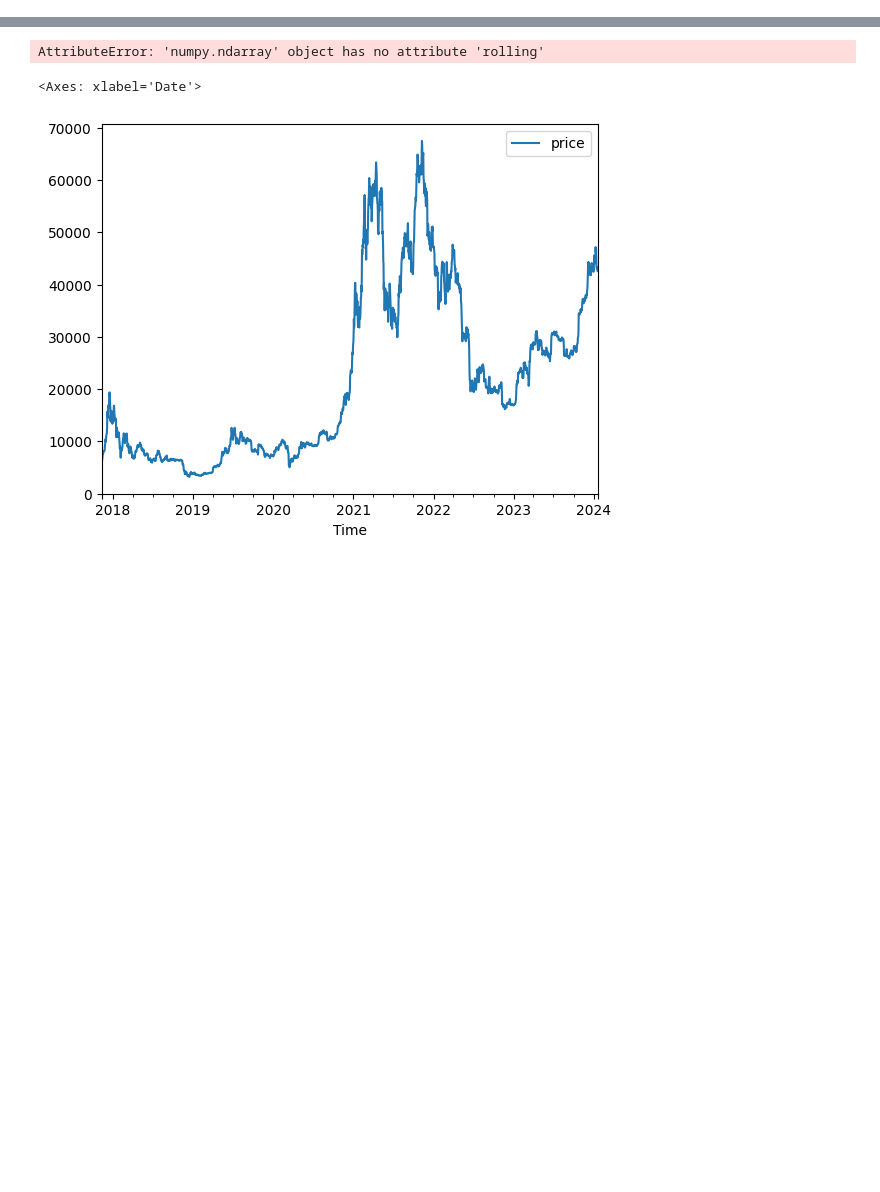
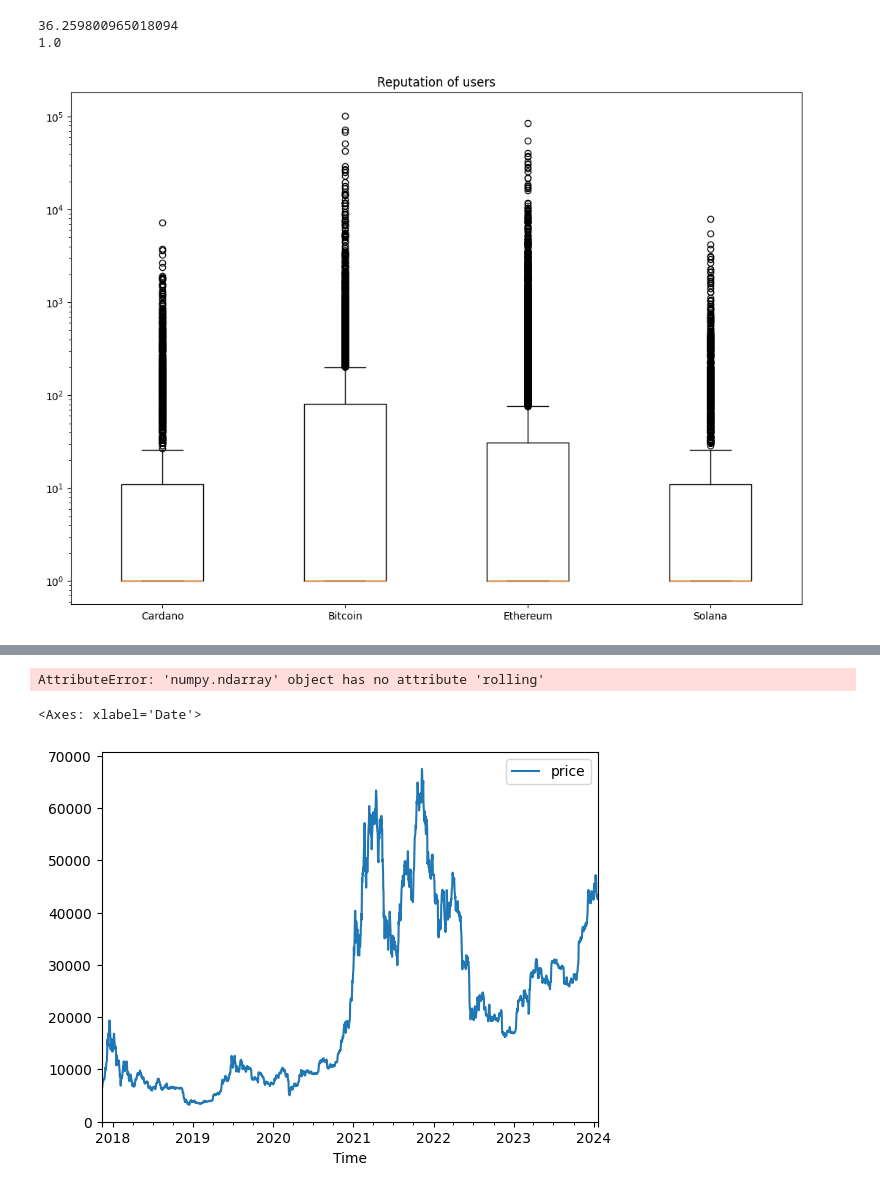
Before and after one commit to MichalTaczala/dprpy_assignment_3, a Jupyter notebook: users_data_analysis.ipynb, the cells around one changed output, grey strips where cells are left out. Cells and saved outputs as stored; diff of their text form; code cells hidden in the pictures; blank space fills up the shorter version.

```diff
--- a/users_data_analysis.ipynb
+++ b/users_data_analysis.ipynb
@@ -43,3 +27,40 @@ df_users_sol
+# %%
+import numpy as np
+import seaborn as sns
+
+repSol = df_users_sol["Reputation"]
+repBtc = df_users_btc["Reputation"]
+repEth = df_users_eth["Reputation"]
+repAda = df_users_ada["Reputation"]
+max(repSol)
+mean_rep = np.mean(repSol)
+print(mean_rep)
+median_rep = np.median(repSol)
+print(median_rep)
+
+# box = rep.plot.box()
+data = [repAda, repBtc, repEth, repSol]
+# sns.boxplot(data=allData)
+# plt.boxplot(repSol)
+
+# plt.yscale('log')
+
+fig = plt.figure(figsize =(10, 7))
+
+# Creating axes instance
+ax = fig.add_axes([0, 0, 1, 1])
+
+# Creating plot
+bp = ax.boxplot(data, labels=['Cardano', 'Bitcoin', 'Ethereum', 'Solana'])
+
+plt.yscale('log')
+plt.title("Reputation of users")
+# show plot
+plt.show()
+# %% [output]
+36.259800965018094
+1.0
+[figure, added]
 # %%
 # Filter the dataframe based on the desired date range
 start_date = '2017-03-01'
```
Also changed, not shown: parts of 7 cells of this notebook.
